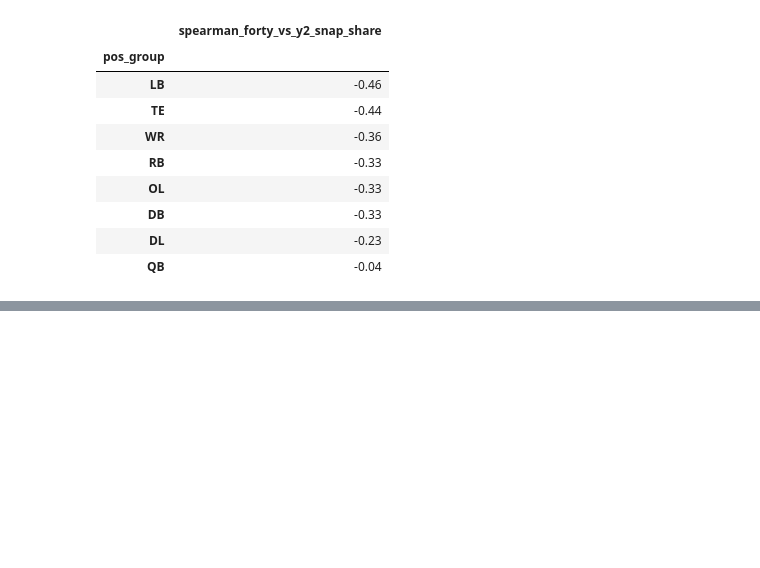
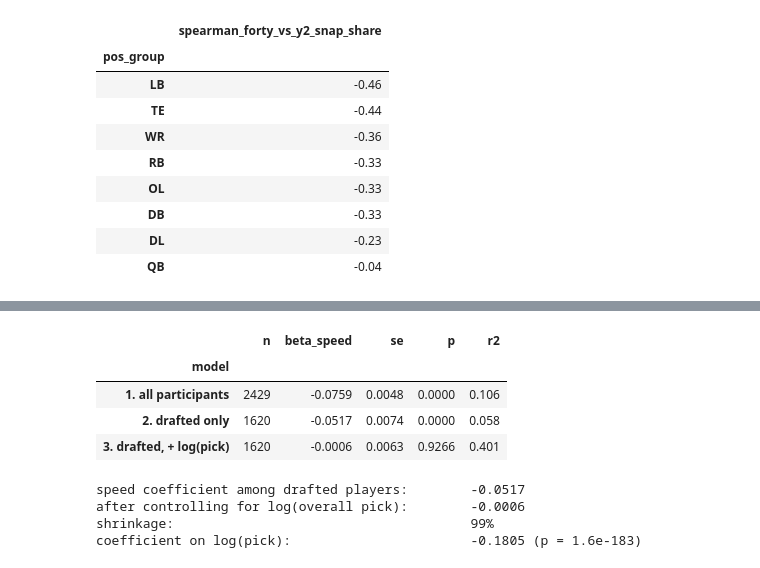
Before and after one commit to doomcodingbryan/STSCI4981, a Jupyter notebook: notebooks/nfl_combine_speed.ipynb, the cells around one changed output, grey strips where cells are left out. Drawn from its saved outputs; the diff is of its cells as text; code cells hidden in the pictures; blank space fills up the shorter version.

```diff
--- a/notebooks/01_eda.ipynb
+++ b/notebooks/nfl_combine_speed.ipynb
@@ -213,0 +267,39 @@ Next: `02_models.ipynb` adds draft position to test whether speed predicts playi
+# %%
+m1 = smf.ols("y2_snap_share ~ forty_z_pos + C(pos_group)", data=model_df).fit(cov_type="HC3")
+m2 = smf.ols("y2_snap_share ~ forty_z_pos + C(pos_group)", data=drafted).fit(cov_type="HC3")
+m3 = smf.ols("y2_snap_share ~ forty_z_pos + log_pick + C(pos_group)", data=drafted).fit(cov_type="HC3")
+
+def row(name, fit, n):
+    return {
+        "model": name,
+        "n": n,
+        "beta_speed": round(fit.params["forty_z_pos"], 4),
+        "se": round(fit.bse["forty_z_pos"], 4),
+        "p": round(fit.pvalues["forty_z_pos"], 4),
+        "r2": round(fit.rsquared, 3),
+    }
+
+main = pd.DataFrame([
+    row("1. all participants", m1, len(model_df)),
+    row("2. drafted only", m2, len(drafted)),
+    row("3. drafted, + log(pick)", m3, len(drafted)),
+]).set_index("model")
+main
+# %% [output]
+|  | n | beta_speed | se | p | r2 |
+| model |  |  |  |  |  |
+| 1. all participants | 2429 | -0.0759 | 0.0048 | 0.0000 | 0.106 |
+| 2. drafted only | 1620 | -0.0517 | 0.0074 | 0.0000 | 0.058 |
+| 3. drafted, + log(pick) | 1620 | -0.0006 | 0.0063 | 0.9266 | 0.401 |
+# %%
+shrink = 100 * (1 - m3.params["forty_z_pos"] / m2.params["forty_z_pos"])
+print(f"speed coefficient among drafted players:        {m2.params['forty_z_pos']:+.4f}")
+print(f"after controlling for log(overall pick):        {m3.params['forty_z_pos']:+.4f}")
+print(f"shrinkage:                                      {shrink:.0f}%")
+print(f"coefficient on log(pick):                       {m3.params['log_pick']:+.4f} "
+      f"(p = {m3.pvalues['log_pick']:.1e})")
+# %% [output]
+speed coefficient among drafted players:        -0.0517
+after controlling for log(overall pick):        -0.0006
+shrinkage:                                      99%
+coefficient on log(pick):                       -0.1805 (p = 1.6e-183)
```
Also changed, not shown: parts of 26 cells of this notebook, 3 other files.
